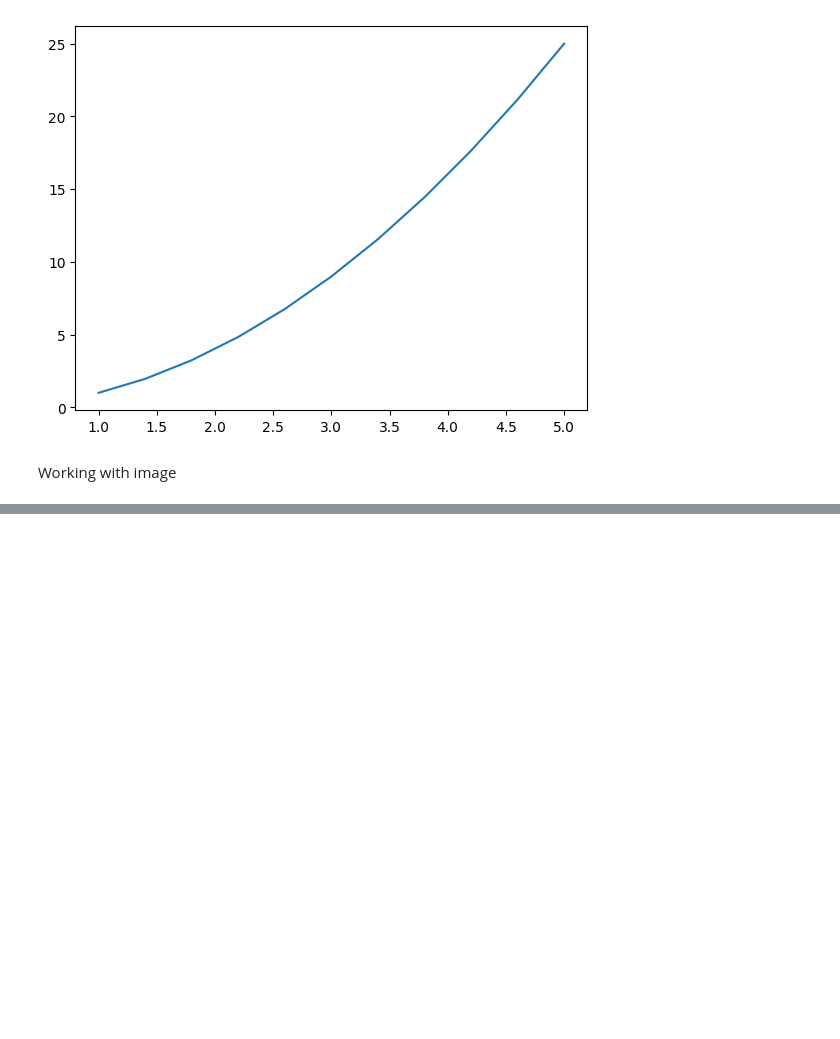
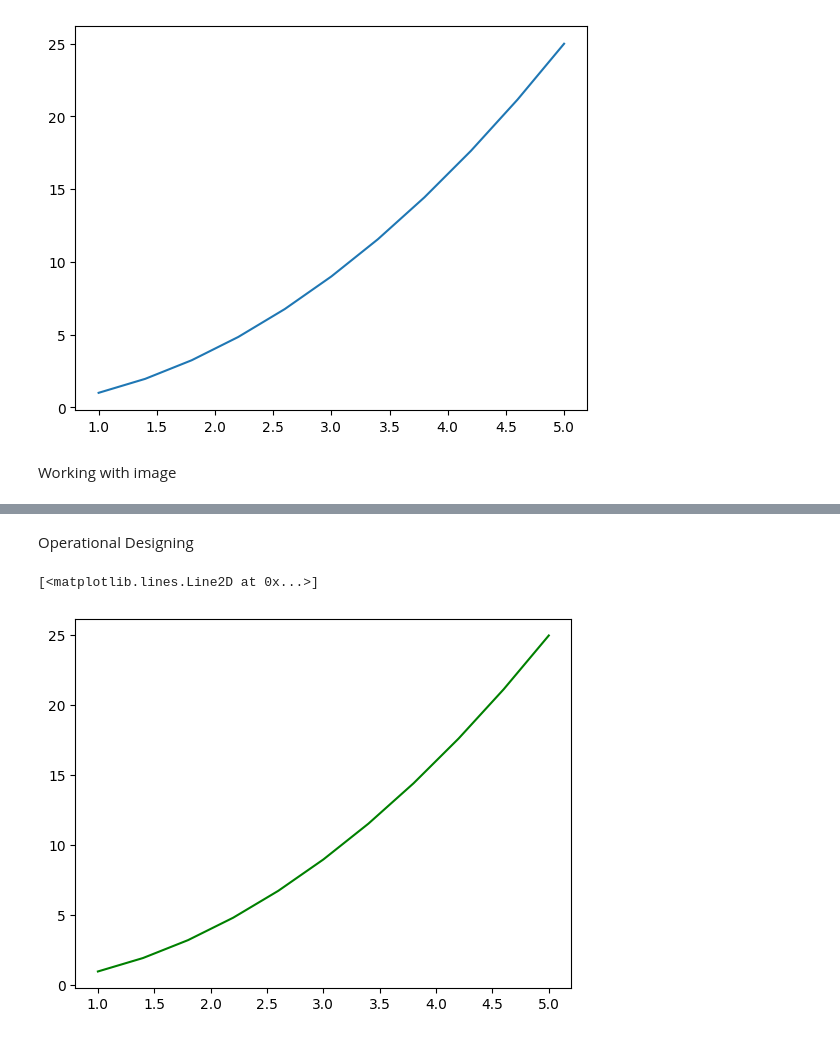
Before and after one commit to bhumipandey06/DataVisualization, a Jupyter notebook: Matplotlib.ipynb, the cells around one changed output, grey strips where cells are left out. Drawn from its saved outputs; the diff is of its cells as text; code cells hidden in the pictures; blank space fills up the shorter version.

```diff
--- a/Matplotlib.ipynb
+++ b/Matplotlib.ipynb
@@ -90,0 +107,7 @@ Working with image
+# %% [markdown]
+Operational Designing
+# %%
+plt.plot(x,y,color="green")
+# %% [output]
+[<matplotlib.lines.Line2D at 0x...>]
+[figure, added]
```
Also changed, not shown: parts of 4 cells of this notebook, 1 other file.
